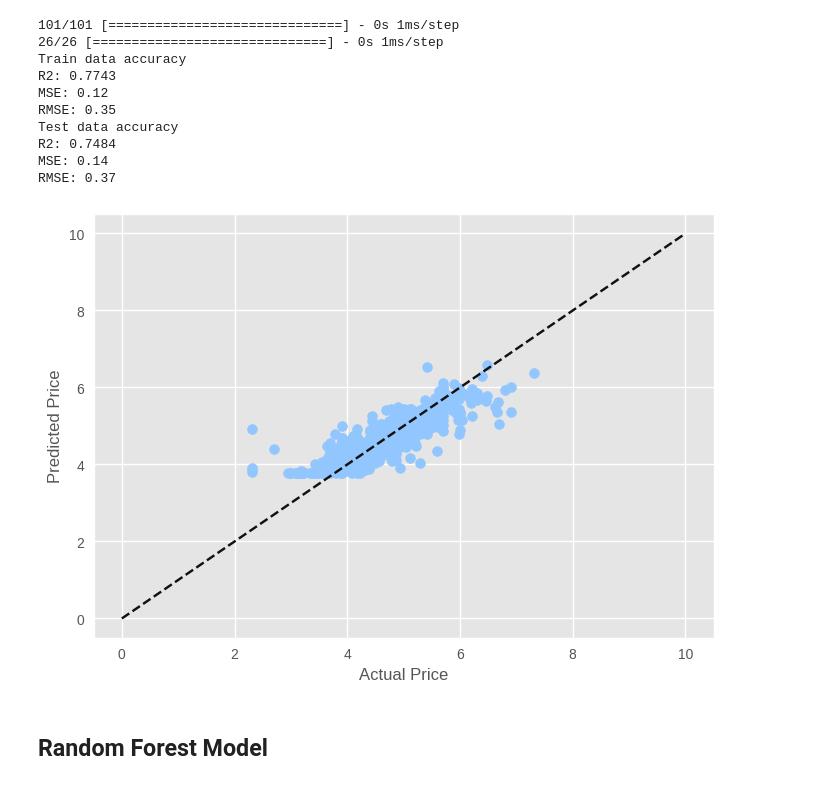
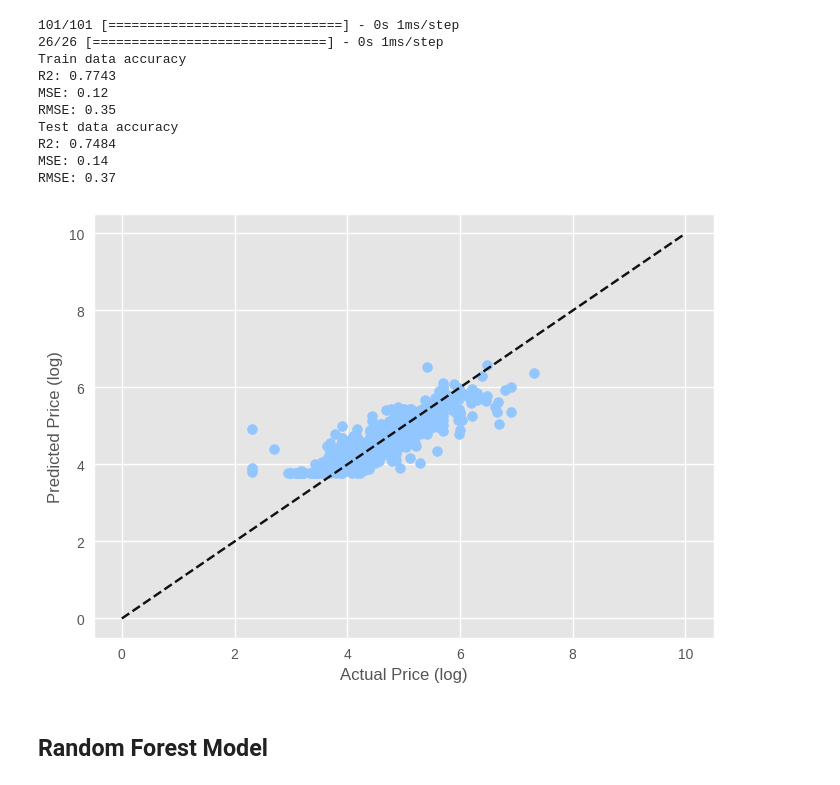
Before and after one commit to shipleydm/IS8036_PROJECT, a Jupyter notebook: IS8036.ipynb, the cells around one changed output. Saved outputs shown, nothing was run; the diff lists cells and outputs as text; code cells hidden in the pictures.

Commit message:
adjusting charts

```diff
--- a/IS8036.ipynb
+++ b/IS8036.ipynb
@@ -802,12 +802,12 @@ RMSE: 0.37
 # %%
 # Plot the actual vs predicted target values
 plt.scatter(y_test, dnn_test_preds)
 plt.plot([0, 10], [0, 10], '--k')
-plt.xlabel('Actual Price')
-plt.ylabel('Predicted Price')
+plt.xlabel('Actual Price (log)')
+plt.ylabel('Predicted Price (log)')
 plt.show()
 # %% [output]
-[figure, old version]
+[figure, new version]
 # %% [markdown]
 ## Random Forest Model
 # %%
```
Also changed, not shown: parts of 2 cells of this notebook.
